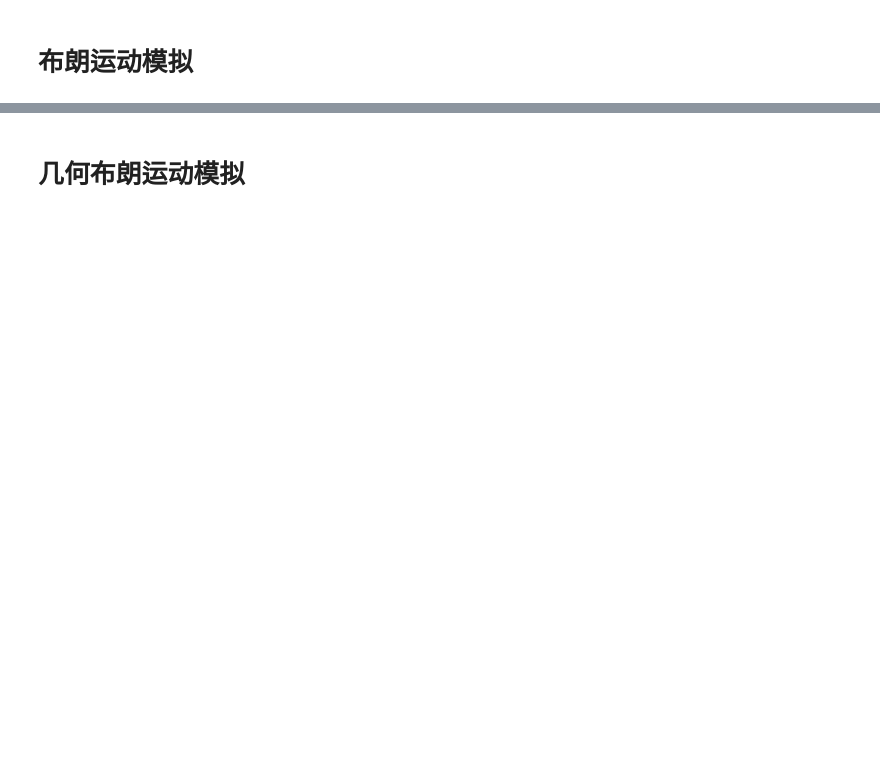
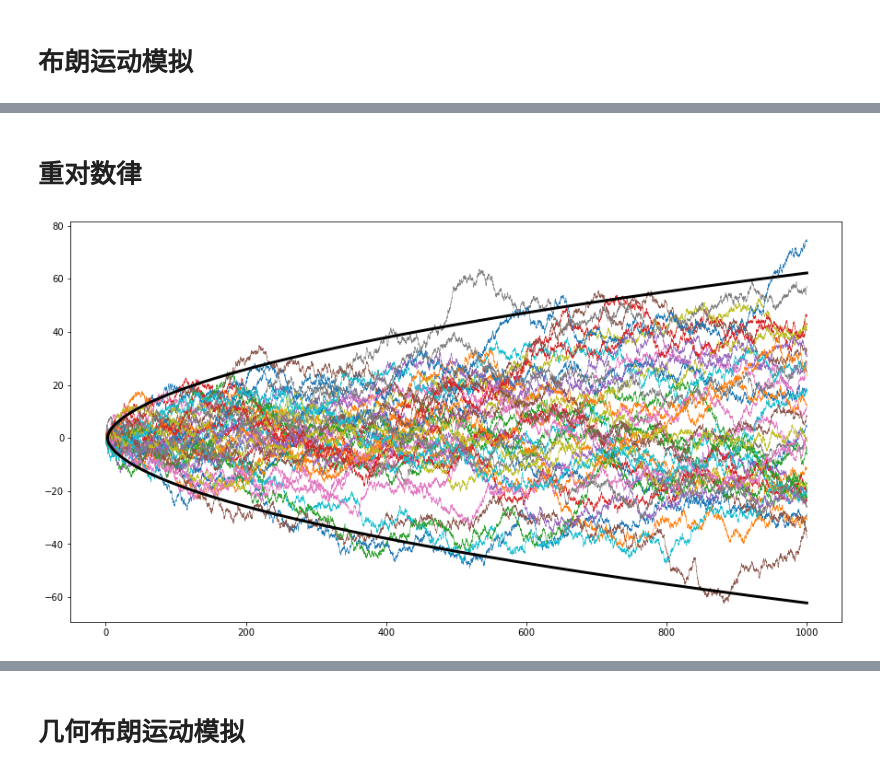
Before and after one commit to sijichun/MathStatsCode, a Jupyter notebook: notebook_python/Brownian.ipynb, the cells around one changed output, grey strips where cells are left out. Saved outputs shown, nothing was run; the diff lists cells and outputs as text; code cells hidden in the pictures; blank space fills up the shorter version.

```diff
--- a/notebook_python/Brownian.ipynb
+++ b/notebook_python/Brownian.ipynb
@@ -44,0 +53,28 @@ plt.show() ## 画图
+# %% [markdown]
+# 重对数律
+# %%
+import numpy as np
+import numpy.random as nprd
+nprd.seed(19880505)
+N_path=40
+t=np.linspace(0.0,1000,10000)
+B=[]
+epsilon=np.sqrt(t[1]-t[0])
+for i in range(N_path):
+    increment=nprd.normal(0,epsilon,len(t))
+    B.append(np.cumsum(increment))
+
+import matplotlib.pyplot as plt
+%matplotlib inline
+
+# 设定图像大小
+plt.rcParams['figure.figsize'] = (15.0, 8.0)
+fig=plt.figure()
+for b in B:
+    plt.plot(t,b, linewidth=0.5)
+plt.plot(t,np.sqrt(2*t*np.log(np.log(t))), color='black', linewidth=3)
+plt.plot(t,-np.sqrt(2*t*np.log(np.log(t))), color='black', linewidth=3)
+plt.show() ## 画图
+fig.savefig("browina_motion_loglog.eps")
+# %% [output]
+[figure, added]
```
Also changed, not shown: parts of 9 cells of this notebook, 2 other files.
